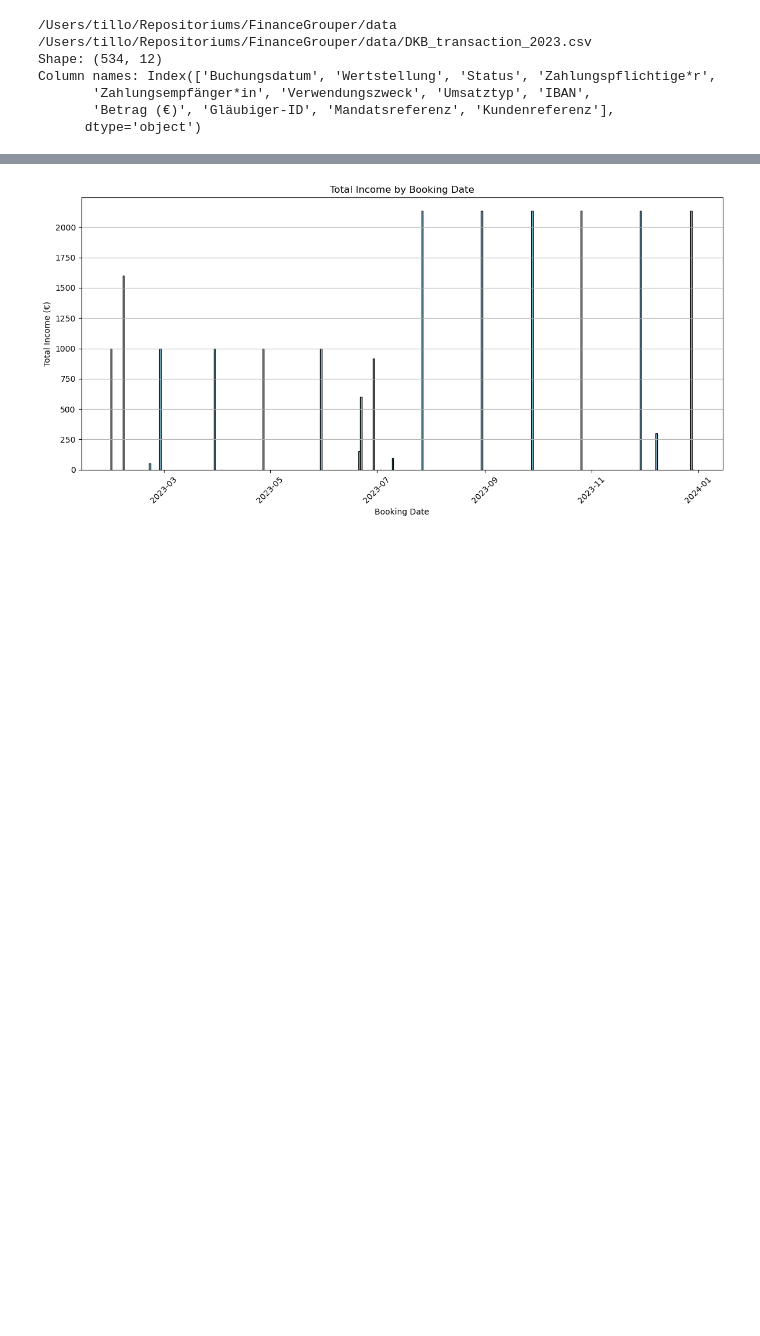
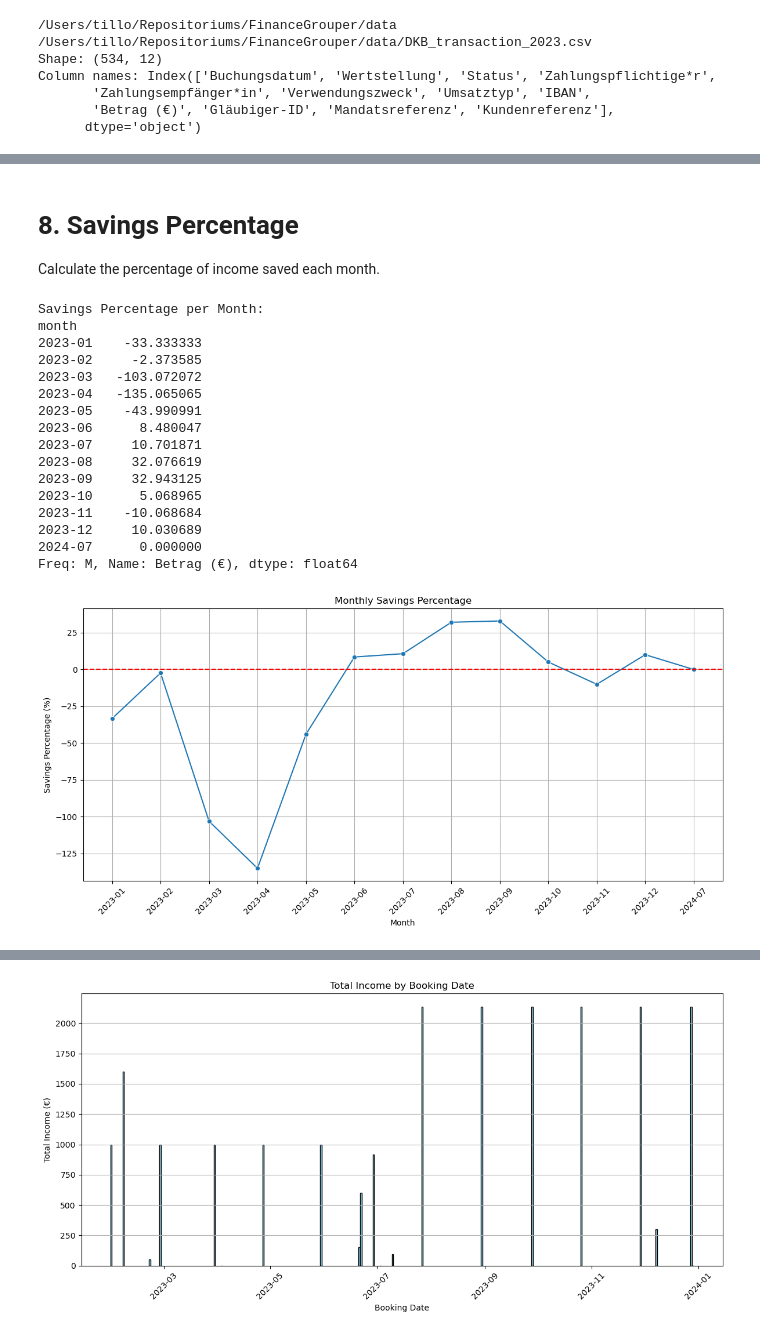
Before and after one commit to TilloStralka/FinanceGrouper, a Jupyter notebook: notebooks/FinanceTool.ipynb, the cells around one changed output, grey strips where cells are left out. Saved outputs shown, nothing was run; the diff lists cells and outputs as text; code cells hidden in the pictures; blank space fills up the shorter version.

```diff
--- a/notebooks/FinanceTool.ipynb
+++ b/notebooks/FinanceTool.ipynb
@@ -186,0 +464,56 @@ None
+# %% [markdown]
+# 8. Savings Percentage
+Calculate the percentage of income saved each month.
+# %%
+def savings_percentage(df):
+    # Ensure 'Buchungsdatum' is a datetime object
+    df['Buchungsdatum'] = pd.to_datetime(df['Buchungsdatum'])
+
+    # Create a new column 'month' for grouping by month
+    df['month'] = df['Buchungsdatum'].dt.to_period('M')
+
+    # Calculate total income per month
+    income = df[df['Betrag (€)'] > 0].groupby('month')['Betrag (€)'].sum()
+
+    # Calculate total expenses per month (absolute values)
+    expenses = df[df['Betrag (€)'] < 0].groupby('month')['Betrag (€)'].sum().abs()
+
+    # Calculate savings percentage
+    savings_percent = ((income - expenses) / income * 100).fillna(0)
+
+    # Print the savings percentage per month
+    print("\nSavings Percentage per Month:")
+    print(savings_percent)
+
+    # Plot the savings percentage
+    plt.figure(figsize=(12, 6))
+    sns.lineplot(x=savings_percent.index.astype(str), y=savings_percent.values, marker='o')
+    plt.title('Monthly Savings Percentage')
+    plt.xlabel('Month')
+    plt.ylabel('Savings Percentage (%)')
+    plt.xticks(rotation=45)  # Rotate x-axis labels for better readability
+    plt.grid()
+    plt.axhline(0, color='red', linestyle='--')  # Add a horizontal line at 0 for reference
+    plt.tight_layout()
+    plt.show()
+
+# Example usage
+savings_percentage(df)
+# %% [output]
+Savings Percentage per Month:
+month
+2023-01    -33.333333
+2023-02     -2.373585
+2023-03   -103.072072
+2023-04   -135.065065
+2023-05    -43.990991
+2023-06      8.480047
+2023-07     10.701871
+2023-08     32.076619
+2023-09     32.943125
+2023-10      5.068965
+2023-11    -10.068684
+2023-12     10.030689
+2024-07      0.000000
+Freq: M, Name: Betrag (€), dtype: float64
+[figure, added]
```
Also changed, not shown: parts of 41 cells of this notebook.
